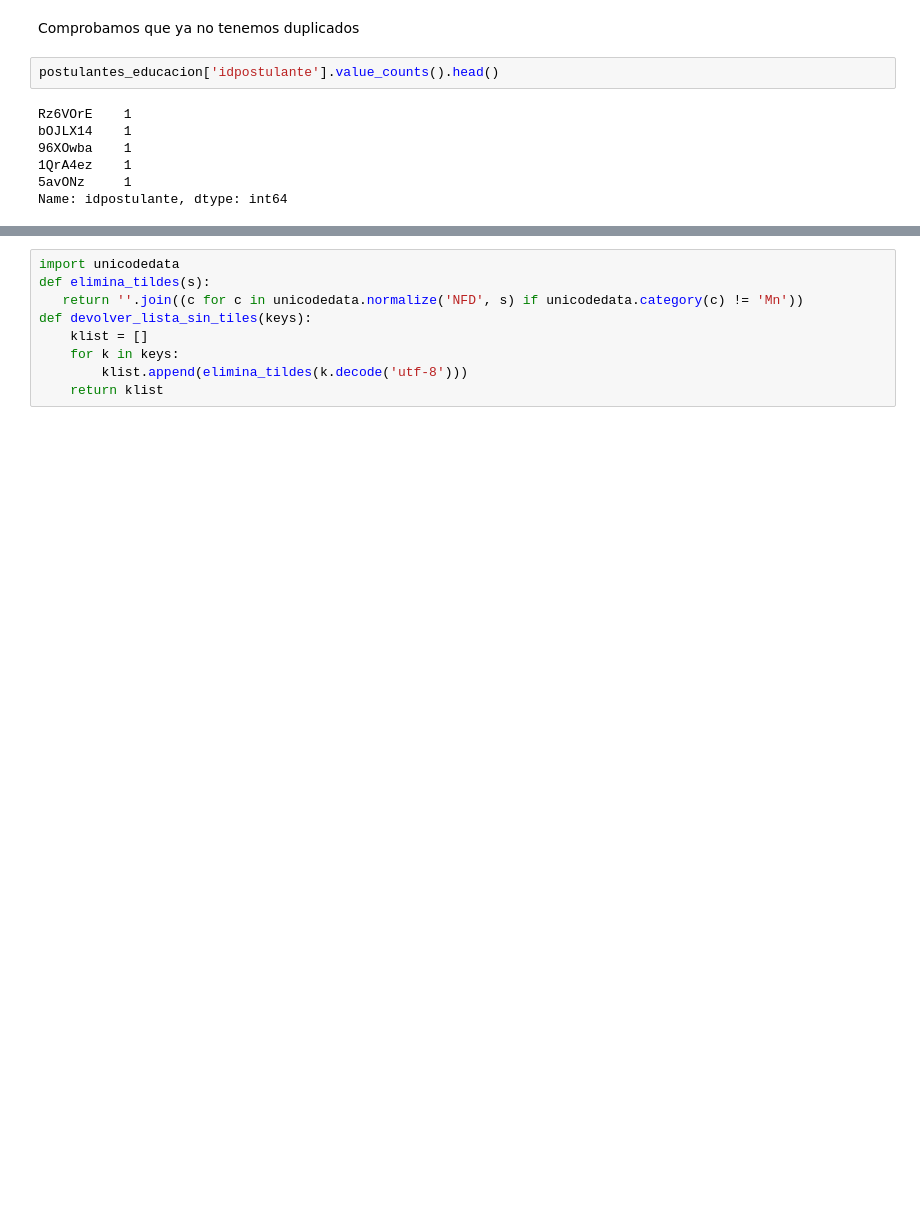
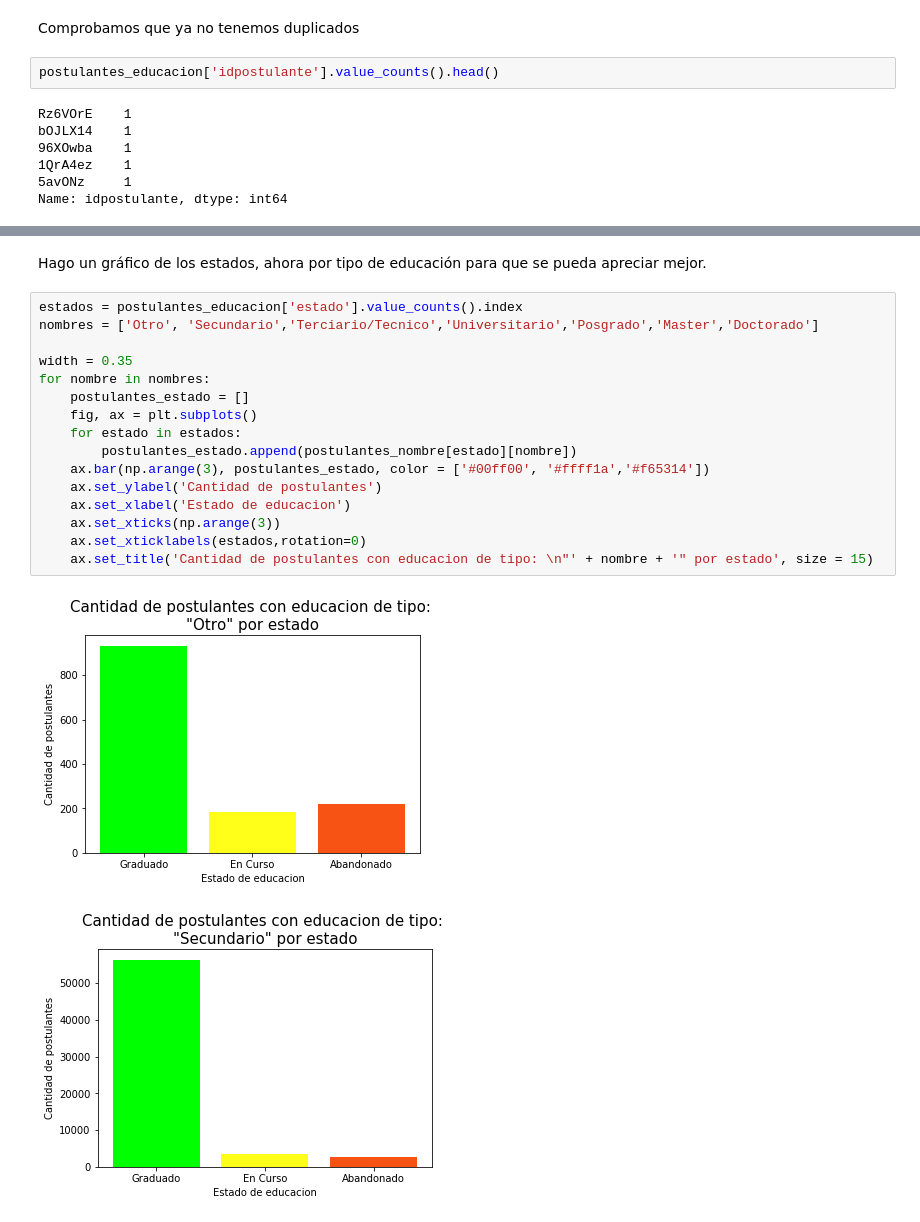
Before and after one commit to LuuPesado/TPsDatos_1C2018, a Jupyter notebook: Desarrollo_TP1.ipynb, the cells around one changed output, grey strips where cells are left out. Cells and saved outputs as stored; diff of their text form; blank space fills up the shorter version.

```diff
--- a/Desarrollo_TP1.ipynb
+++ b/Desarrollo_TP1.ipynb
@@ -202,11 +214,23 @@ En Curso    Doctorado               91
             Universitario        31258
 Name: idpostulante, dtype: int64
-# %%
-import unicodedata
-def elimina_tildes(s):
-   return ''.join((c for c in unicodedata.normalize('NFD', s) if unicodedata.category(c) != 'Mn'))
-def devolver_lista_sin_tiles(keys):
-    klist = []
-    for k in keys:
-        klist.append(elimina_tildes(k.decode('utf-8')))
-    return klist
+# %% [markdown]
+Hago un gráfico de los estados, ahora por tipo de educación para que se pueda apreciar mejor.
+# %%
+estados = postulantes_educacion['estado'].value_counts().index
+nombres = ['Otro', 'Secundario','Terciario/Tecnico','Universitario','Posgrado','Master','Doctorado']
+
+width = 0.35
+for nombre in nombres:
+    postulantes_estado = []
+    fig, ax = plt.subplots()
+    for estado in estados:
+        postulantes_estado.append(postulantes_nombre[estado][nombre])
+    ax.bar(np.arange(3), postulantes_estado, color = ['#00ff00', '#ffff1a','#f65314'])
+    ax.set_ylabel('Cantidad de postulantes')
+    ax.set_xlabel('Estado de educacion')
+    ax.set_xticks(np.arange(3))
+    ax.set_xticklabels(estados,rotation=0)
+    ax.set_title('Cantidad de postulantes con educacion de tipo: \n"' + nombre + '" por estado', size = 15)
+# %% [output]
+[figure, added]
+[figure, added]
```
Also changed, not shown: parts of 28 cells of this notebook.
